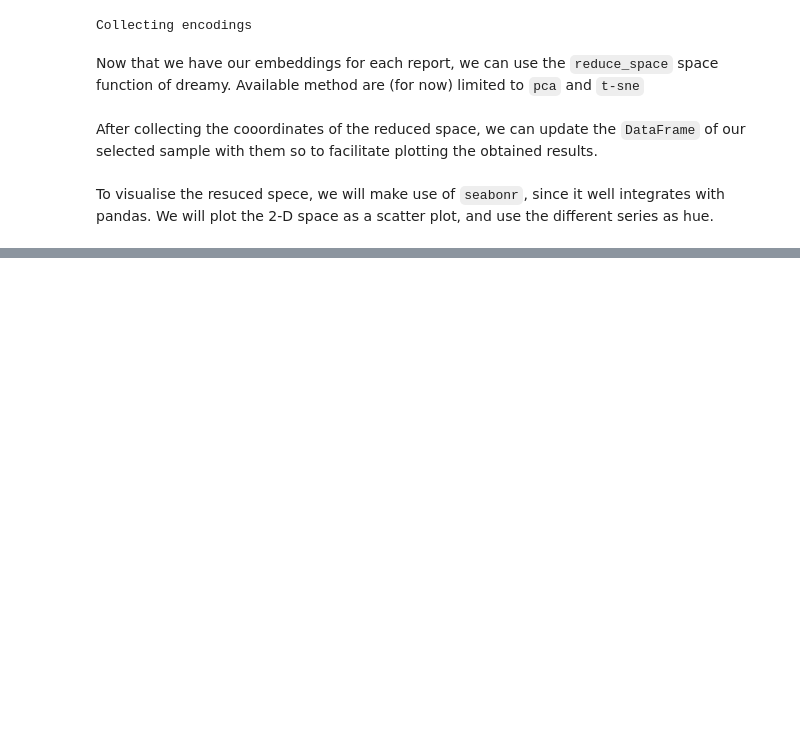
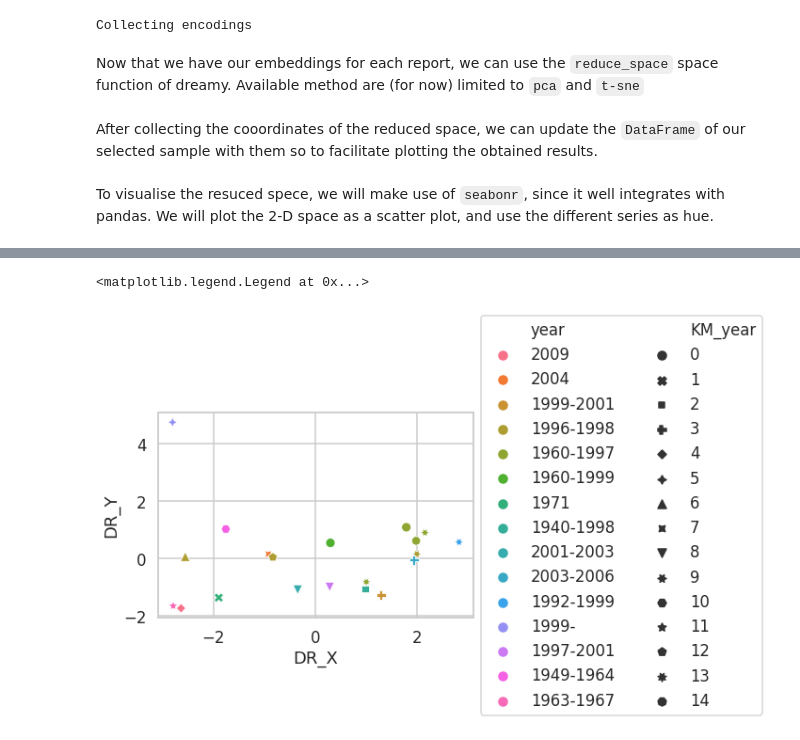
Before and after one commit to lorenzoscottb/DReAMy, a Jupyter notebook: tutorials/dreamy_start.ipynb, the cells around one changed output, grey strips where cells are left out. Saved outputs shown, nothing was run; the diff lists cells and outputs as text; code cells hidden in the pictures; blank space fills up the shorter version.

```diff
--- a/tutorials/dreamy_start.ipynb
+++ b/tutorials/dreamy_start.ipynb
@@ -94,0 +125,13 @@ Remember that transformers use non-linguistic sub-words tokens to deal with the
+# %%
+g = sns.scatterplot(
+    data=dream_sample,
+    x="DR_X",
+    y="DR_Y",
+    hue="year",
+    style="KM_year",
+    s=100,
+)
+g.legend(loc='center left', bbox_to_anchor=(1, 0.5), ncol=2)
+# %% [output]
+<matplotlib.legend.Legend at 0x...>
+[figure, added]
```
Also changed, not shown: parts of 16 cells of this notebook.
